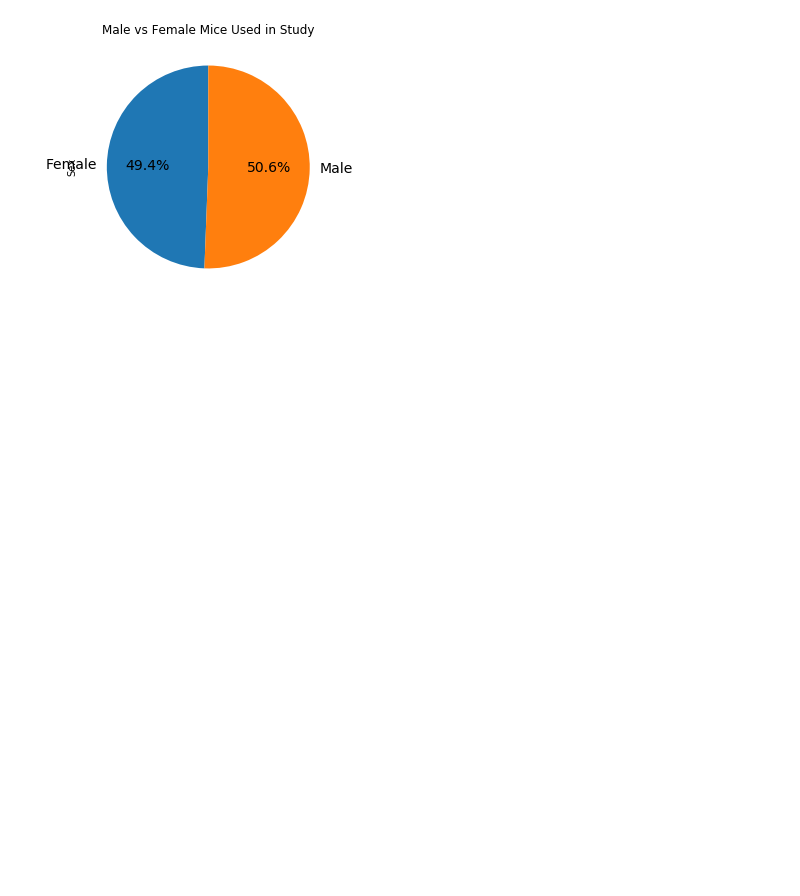
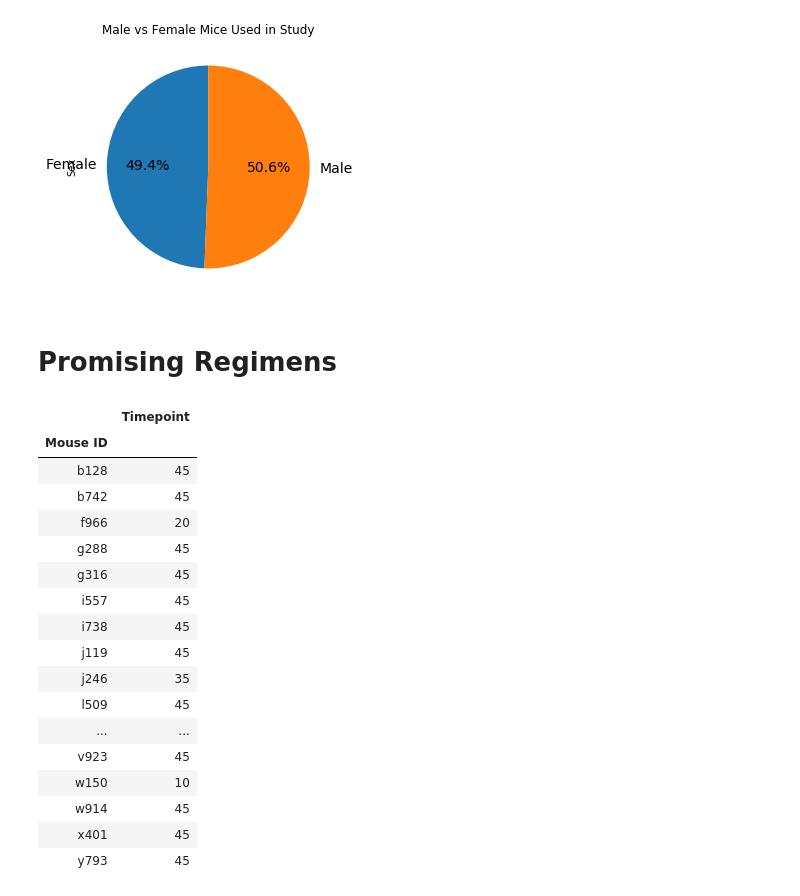
Before and after one commit to patelpurvip/Pharma-mouse-data, a Jupyter notebook: PPatelHomework#4-Matplotlip.ipynb, the cells around one changed output. Drawn from its saved outputs; the diff is of its cells as text; code cells hidden in the pictures; blank space fills up the shorter version.

```diff
--- a/PPatelHomework#4-Matplotlip.ipynb
+++ b/PPatelHomework#4-Matplotlip.ipynb
@@ -131,3 +138,32 @@ plt.title("Male vs Female Mice Used in Study")
 # %% [output]
 Text(0.5, 1.0, 'Male vs Female Mice Used in Study')
 [figure]
+# %% [markdown]
+# Promising Regimens
+# %%
+Capomulin_data = mouse_study_dataset.loc[mouse_study_dataset["Drug Regimen"] == "Capomulin",:]
+#Capomulin_ID_index = Capomulin_data.set_index(['Mouse ID'])
+Capomulin_by_MouseID = Capomulin_data.groupby("Mouse ID")
+Capomulin_final_timepoint = Capomulin_by_MouseID[[ "Timepoint"]].max()
+#Capomulin_short = Capomulin_by_MouseID[["Mouse ID", "Timepoint", "Tumor Volume (mm3)"]]
+
+Capomulin_final_timepoint
+# %% [output]
+|  | Timepoint |
+| Mouse ID |  |
+| b128 | 45 |
+| b742 | 45 |
+| f966 | 20 |
+| g288 | 45 |
+| g316 | 45 |
+| i557 | 45 |
+| i738 | 45 |
+| j119 | 45 |
+| j246 | 35 |
+| l509 | 45 |
+| ... | ... |
+| v923 | 45 |
+| w150 | 10 |
+| w914 | 45 |
+| x401 | 45 |
+| y793 | 45 |
```
Also changed, not shown: parts of 2 cells of this notebook.
